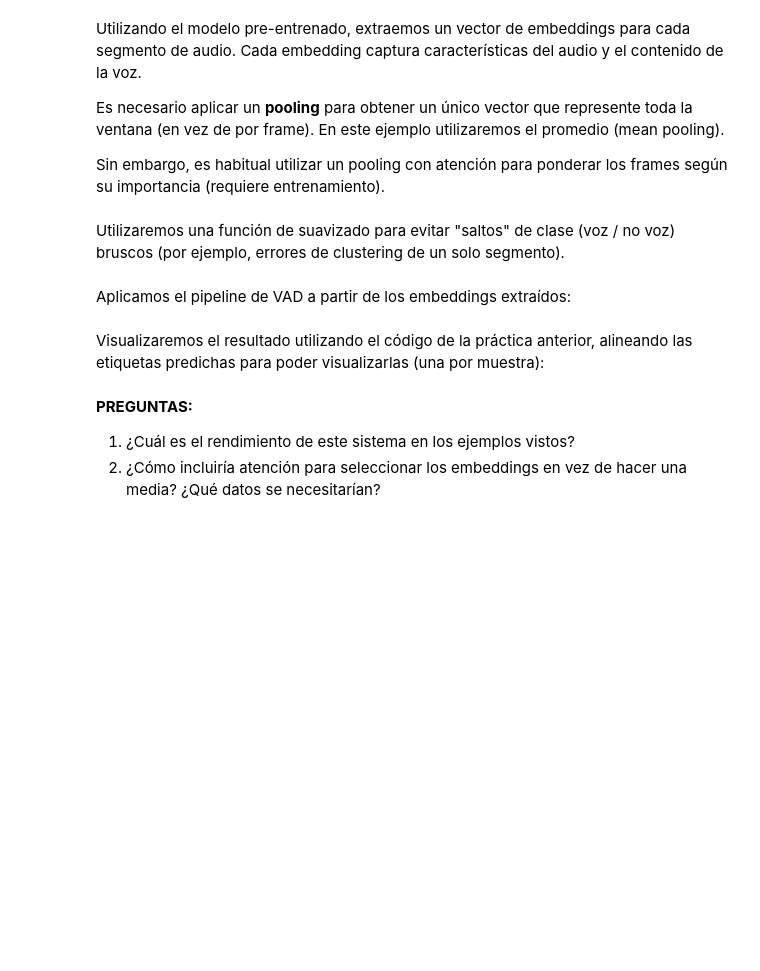
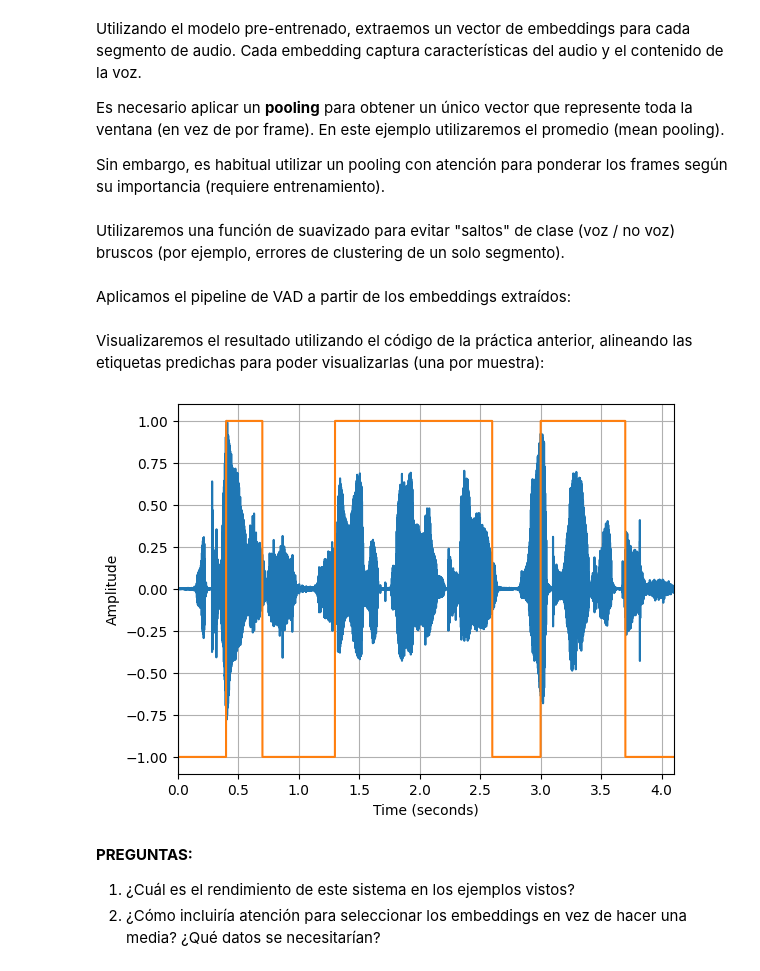
Before and after one commit to idom-ai/practicas5-8tsst, a Jupyter notebook: TSST_P8/PR8_TSST.ipynb, the cells around one changed output. Drawn from its saved outputs; the diff is of its cells as text; code cells hidden in the pictures; blank space fills up the shorter version.

```diff
--- a/TSST_P8/PR8_TSST.ipynb
+++ b/TSST_P8/PR8_TSST.ipynb
@@ -641,8 +734,8 @@ timestamps = []
 for start in range(0, len(waveform) - window_size, stride):
 
     # TO DO: definir las ventanas
-    end = ...
-    window = ...
+    end = start + window_size
+    window = waveform[start:end]
     segments.append(window)
     timestamps.append(start / sr)   # Tiempo de inicio de cada ventana
 
@@ -680,13 +793,13 @@ def extract_embeddings():
 
         with torch.no_grad():
             # TO DO: Inferencia
-            outputs = ...
+            outputs = model(**inputs)
 
         # WavLM produce un embedding por frame
         hidden = outputs.last_hidden_state
 
         # TO DO: Mean Pooling para obtener un único vector por ventana
-        emb = ...
+        emb = hidden.mean(dim=1)
 
         embeddings.append(emb.squeeze(0))
 
@@ -726,10 +839,10 @@ def vad_pipeline(embeddings):
     )
 
     # TO DO: Obtención de las predicciones
-    pred_labels = ...
+    pred_labels = clustering.fit_predict(embeddings.numpy())
 
     # TO DO: Suavizado
-    pred_labels = ...
+    pred_labels = smooth_labels(pred_labels)
 
     return pred_labels
 # %%
@@ -740,26 +853,28 @@ pred_mean = vad_pipeline(emb_mean)
 Visualizaremos el resultado utilizando el código de la práctica anterior, alineando las etiquetas predichas para poder visualizarlas (una por muestra):
 # %%
 fs=16000
-pred_mean_aligned=np.repeat(pred_mean, ... ) # TO DO: alinear
+pred_mean_aligned=np.repeat(pred_mean, window_size) # TO DO: alinear
 pred_mean_aligned.shape
 
 def plot_signal(signal, fs, ylabel="", title=""):
   dur = len(signal)/fs
   step = 1./fs
   t_axis = np.arange(0., dur, step)
 
   plt.plot(t_axis, signal)
   plt.xlim([0, dur])
   plt.ylabel(ylabel)
   plt.xlabel('Time (seconds)')
   plt.title(title)
   plt.grid(True)
 
 signal=waveform.numpy()
 signal = signal/max(abs(signal))
 plot_signal(signal,fs)
 plot_signal(pred_mean_aligned*2-1, fs, "Amplitude")
 plt.show()
+# %% [output]
+[figure, added]
 # %% [markdown]
 **PREGUNTAS:**
 1. ¿Cuál es el rendimiento de este sistema en los ejemplos vistos?
```
Also changed, not shown: parts of 25 cells of this notebook.
